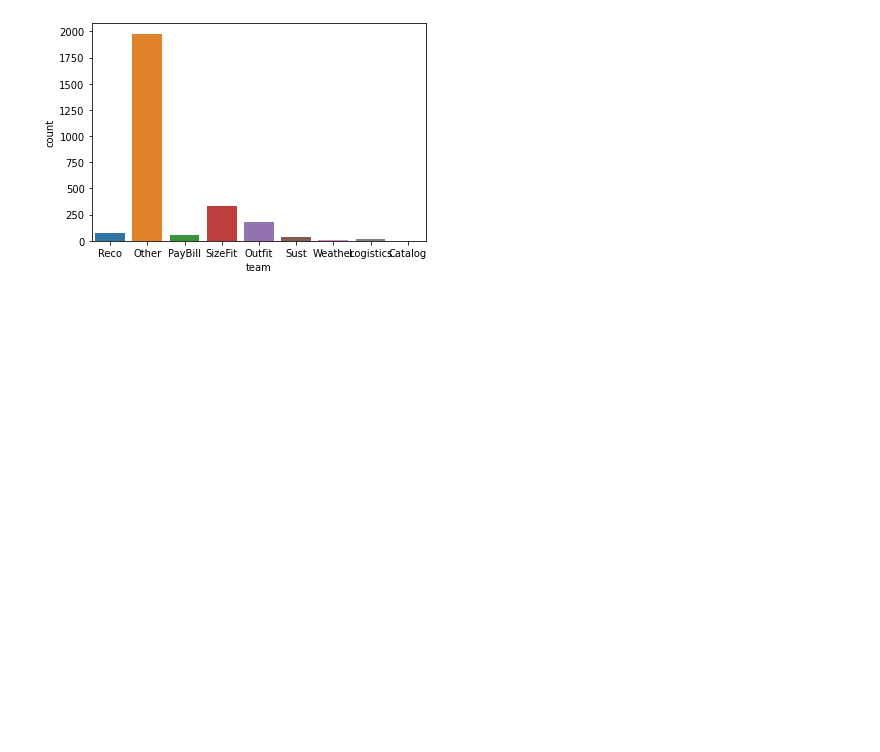
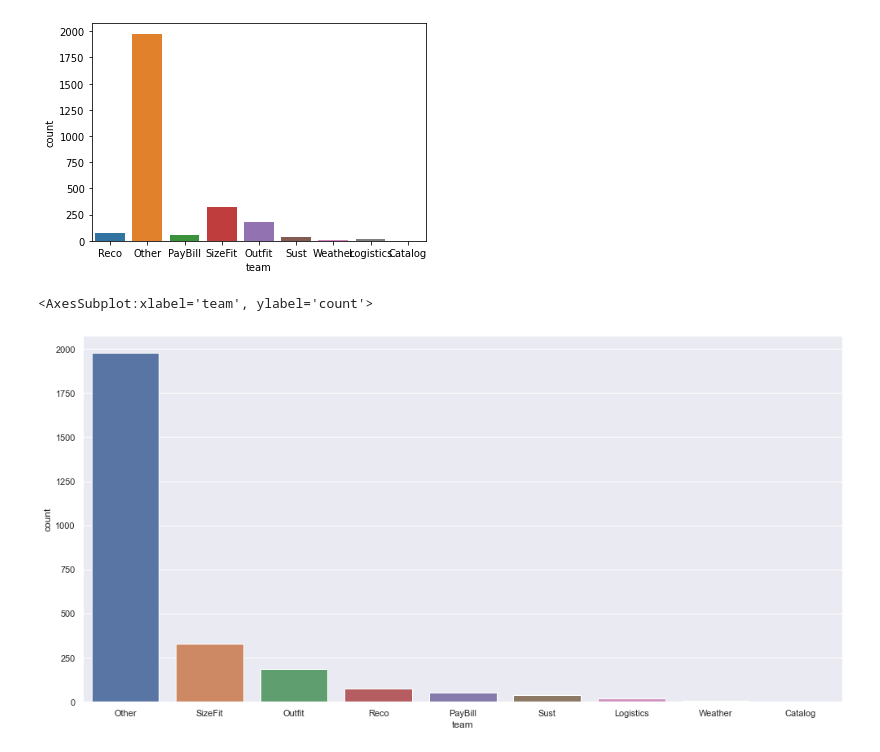
Before and after one commit to C-JoGit/Zalando_Analytics_HWR_BIPM, a Jupyter notebook: 5. topic definition de.ipynb, the cells around one changed output. Cells and saved outputs as stored; diff of their text form; code cells hidden in the pictures; blank space fills up the shorter version.

```diff
--- a/5. topic definition de.ipynb
+++ b/5. topic definition de.ipynb
@@ -218,3 +227,10 @@ sns.countplot(data=teams, x='team')
 # %% [output]
 <AxesSubplot:xlabel='team', ylabel='count'>
 [figure]
+# %%
+#distribution of tweets for topics
+sns.set(rc={'figure.figsize':(16.7,8.27)})
+sns.countplot(data=teams, order = teams['team'].value_counts().index, x='team')
+# %% [output]
+<AxesSubplot:xlabel='team', ylabel='count'>
+[figure, added]
```
Also changed, not shown: parts of 39 cells of this notebook, 2 other files.
